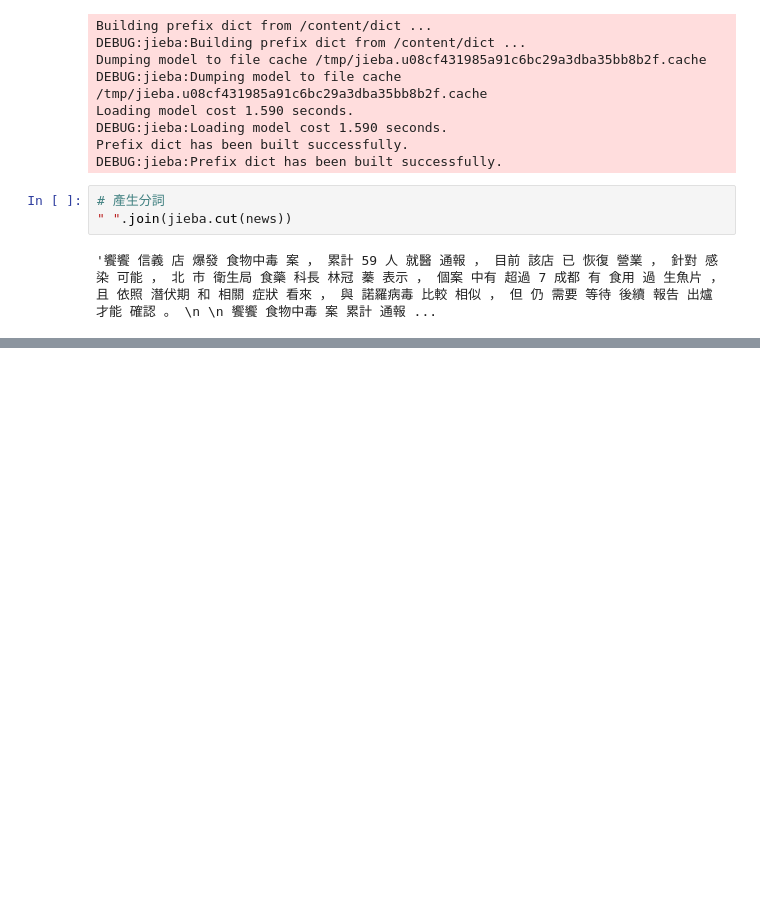
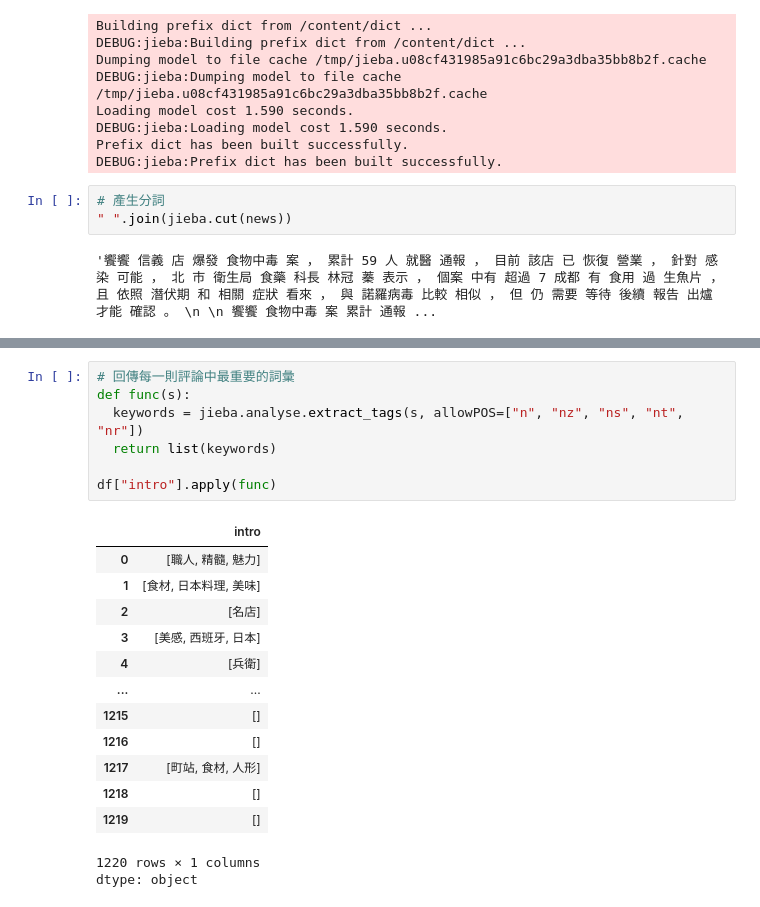
Before and after one commit to Yiting916/tibame_python, a Jupyter notebook: 0113.ipynb, the cells around one changed output, grey strips where cells are left out. Saved outputs shown, nothing was run; the diff lists cells and outputs as text; blank space fills up the shorter version.

```diff
--- a/0113.ipynb
+++ b/0113.ipynb
@@ -449,0 +476,22 @@ jieba.analyse.extract_tags(news, allowPOS=["n", "nz", "ns", "nt", "nr"]) # 只
+# %%
+# 回傳每一則評論中最重要的詞彙
+def func(s):
+  keywords = jieba.analyse.extract_tags(s, allowPOS=["n", "nz", "ns", "nt", "nr"])
+  return list(keywords)
+
+df["intro"].apply(func)
+# %% [output]
+|  | intro |
+| 0 | [職人, 精髓, 魅力] |
+| 1 | [食材, 日本料理, 美味] |
+| 2 | [名店] |
+| 3 | [美感, 西班牙, 日本] |
+| 4 | [兵衛] |
+| ... | ... |
+| 1215 | [] |
+| 1216 | [] |
+| 1217 | [町站, 食材, 人形] |
+| 1218 | [] |
+| 1219 | [] |
+1220 rows × 1 columns
+dtype: object
```
Also changed, not shown: parts of 2 cells of this notebook.
